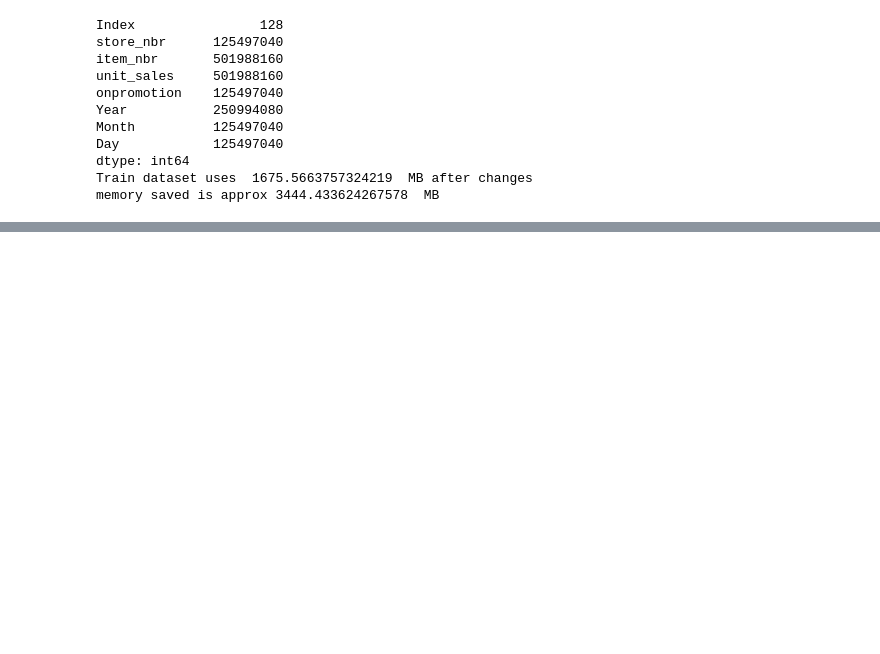
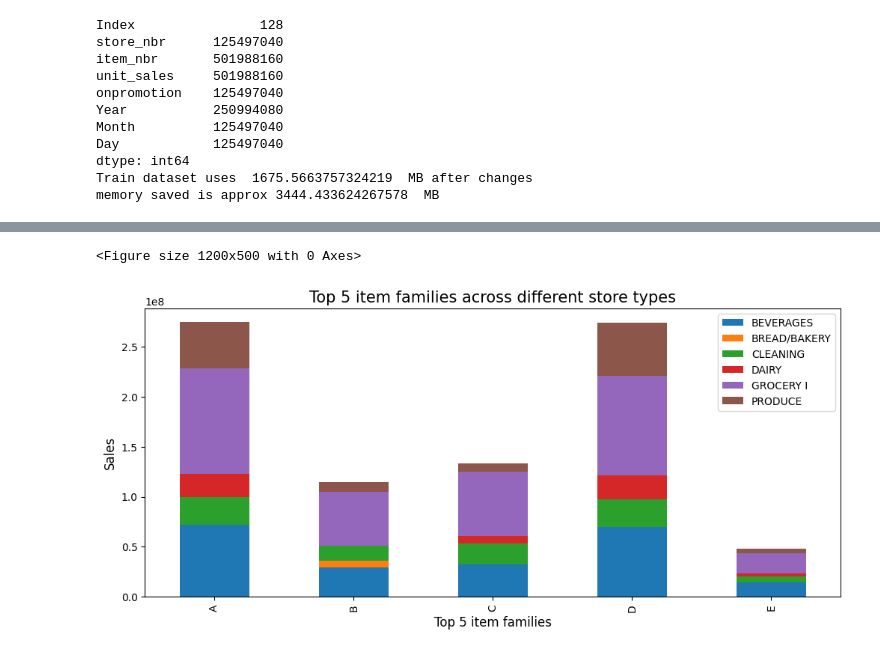
Before and after one commit to Da4kek/Corporaci-on-Favorita, a Jupyter notebook: EDA.ipynb, the cells around one changed output, grey strips where cells are left out. Cells and saved outputs as stored; diff of their text form; code cells hidden in the pictures; blank space fills up the shorter version.

```diff
--- a/EDA.ipynb
+++ b/EDA.ipynb
@@ -203,0 +358,44 @@ memory saved is approx 3444.433624267578  MB
+# %%
+store_items = pd.merge(sale_store_item_level, items, on='item_nbr')
+store_items = pd.merge(store_items, stores, on='store_nbr')
+store_items['item_sales'] = store_items['item_sales']
+
+
+top_items_by_type = store_items.groupby(['type', 'item_nbr'])[
+    'item_sales'].sum()
+top_items_by_type = top_items_by_type.reset_index().sort_values(
+    ['type', 'item_sales'], ascending=[True, False])
+
+top_items_by_type = top_items_by_type.groupby(['type']).head(5)
+
+
+
+top_class_by_type = store_items.groupby(['type', 'class'])['item_sales'].sum()
+top_class_by_type = top_class_by_type.reset_index().sort_values(
+    ['type', 'item_sales'], ascending=[True, False])
+
+top_class_by_type = top_class_by_type.groupby(['type']).head(5)
+
+
+
+top_family_by_type = store_items.groupby(['type', 'family'])[
+    'item_sales'].sum()
+top_family_by_type = top_family_by_type.reset_index().sort_values(
+    ['type', 'item_sales'], ascending=[True, False])
+
+top_family_by_type = top_family_by_type.groupby(['type']).head(5)
+# %%
+plt.figure(figsize=(12, 5))
+
+x = top_family_by_type.pivot(index='type', columns='family')
+x.plot.bar(stacked=True, figsize=(12, 5))
+y = x.columns.droplevel(0).values
+plt.ylabel('Sales', fontsize=12)
+plt.xlabel('Top 5 item families', fontsize=12)
+plt.title('Top 5 item families across different store types', fontsize=15)
+plt.xticks(rotation='vertical')
+plt.legend(y)
+plt.show()
+# %% [output]
+<Figure size 1200x500 with 0 Axes>
+[figure, added]
```
Also changed, not shown: parts of 11 cells of this notebook, 2 other files.
